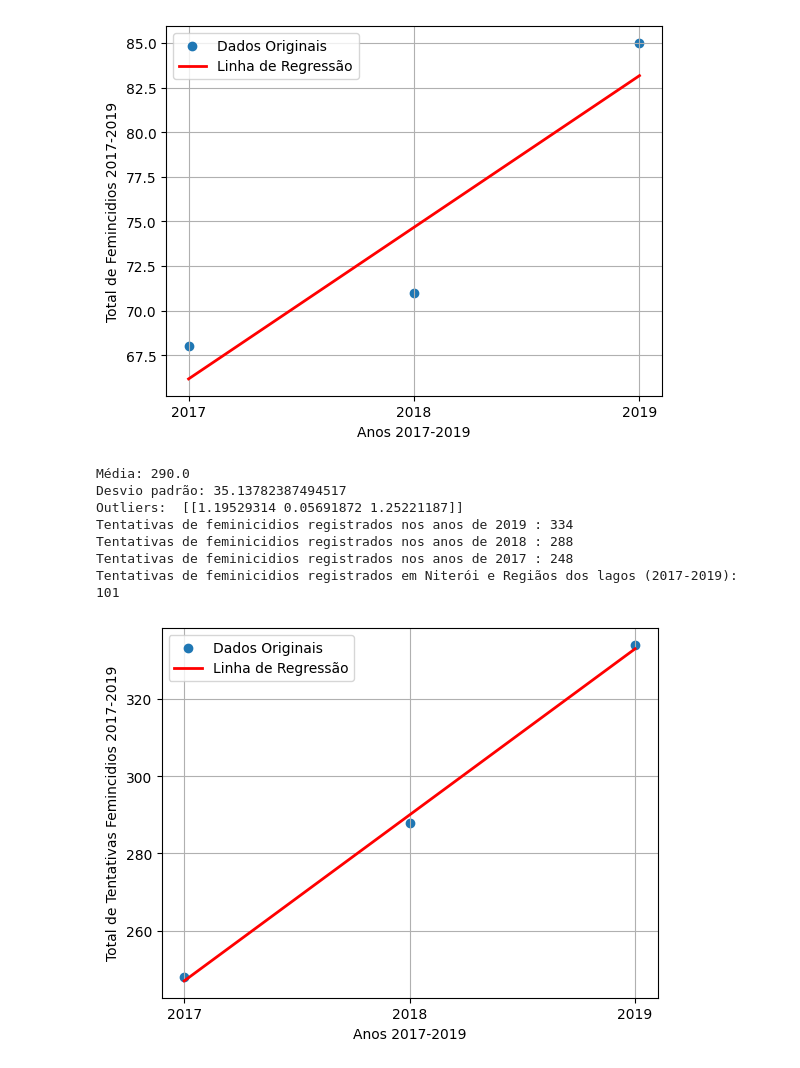
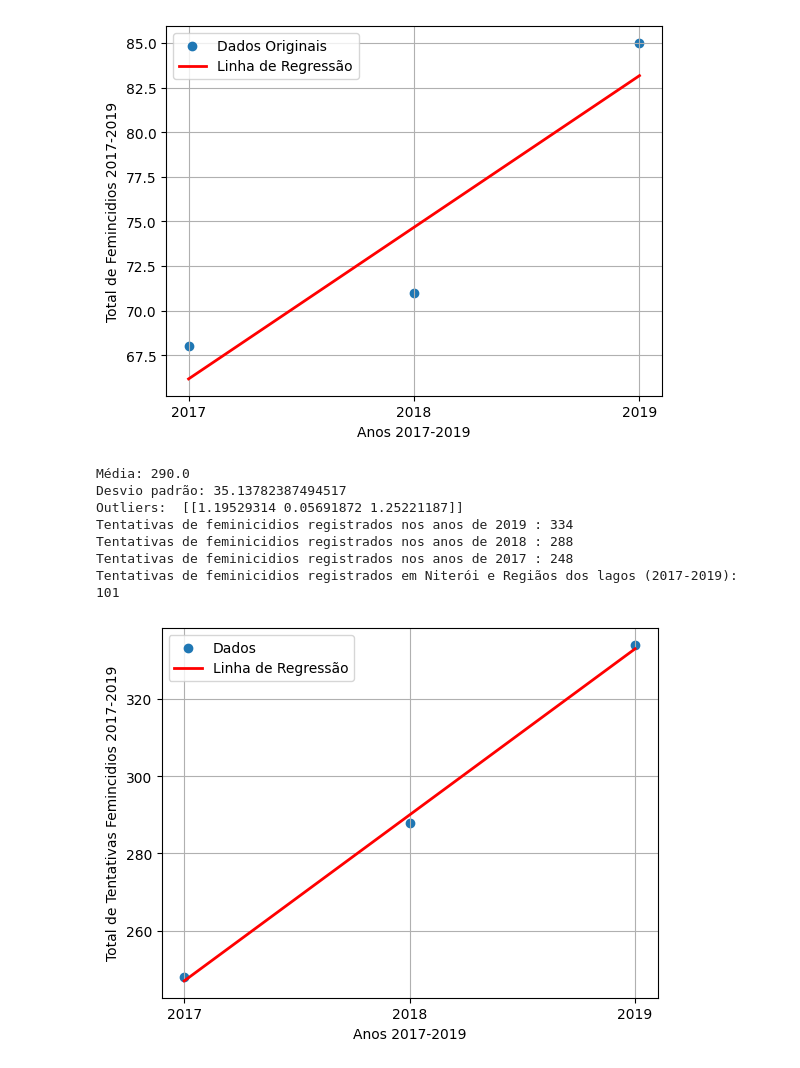
Before and after one commit to YuriMarciano/trabalhos, a Jupyter notebook: TrabalhoFinalDeBigData.ipynb, the cells around one changed output. Cells and saved outputs as stored; diff of their text form; code cells hidden in the pictures.

```diff
--- a/TrabalhoFinalDeBigData.ipynb
+++ b/TrabalhoFinalDeBigData.ipynb
@@ -207,7 +221,7 @@ cAngularTenta17, interTenta17 = np.polyfit(Anos17, TotalTentaPAno17, 1)
 
 TentaPred17 = cAngularTenta17 * Anos17 + interTenta17
 
-plt.scatter(Anos17, TotalTentaPAno17, label = 'Dados Originais')
+plt.scatter(Anos17, TotalTentaPAno17, label = 'Dados')
 plt.plot(Anos17, TentaPred17, color = 'red', linewidth = 2, label = 'Linha de Regressão')
 
 plt.xticks(np.arange(min(Anos17), max(Anos17)+1, 1.0))
@@ -215,31 +229,31 @@ plt.xticks(np.arange(min(Anos17), max(Anos17)+1, 1.0))
 plt.xlabel('Anos 2017-2019')
 plt.ylabel('Total de Tentativas Femincidios 2017-2019')
 plt.legend()
 plt.grid(True)
 
 mediaT17 = np.mean(TotalTentaPAno17)
 print('Média:', mediaT17)
 
 
 d_padraoTen17 = np.std(TotalTentaPAno17)
 print('Desvio padrão:', d_padraoTen17)
 
 
 outlierT17 = np.abs((TotalTentaPAno17 - np.mean(TotalTentaPAno17)) / d_padraoTen17)
 outlierT17 = np.flip(outlierT17)
 print("Outliers: ", outlierT17.reshape(1, -1))
 
 
 for i in range(Anos17.size):
   print('Tentativas de feminicidios registrados nos anos de',Anos17[i], ':', *TotalTentaPAno17[i])
 
 print('Tentativas de feminicidios registrados em Niterói e Regiãos dos lagos (2017-2019):', TentNit17)
 # %% [output]
 Média: 290.0
 Desvio padrão: 35.13782387494517
 Outliers:  [[1.19529314 0.05691872 1.25221187]]
 Tentativas de feminicidios registrados nos anos de 2019 : 334
 Tentativas de feminicidios registrados nos anos de 2018 : 288
 Tentativas de feminicidios registrados nos anos de 2017 : 248
 Tentativas de feminicidios registrados em Niterói e Regiãos dos lagos (2017-2019): 101
-[figure, old version]
+[figure, new version]
```
Also changed, not shown: parts of 4 cells of this notebook.
